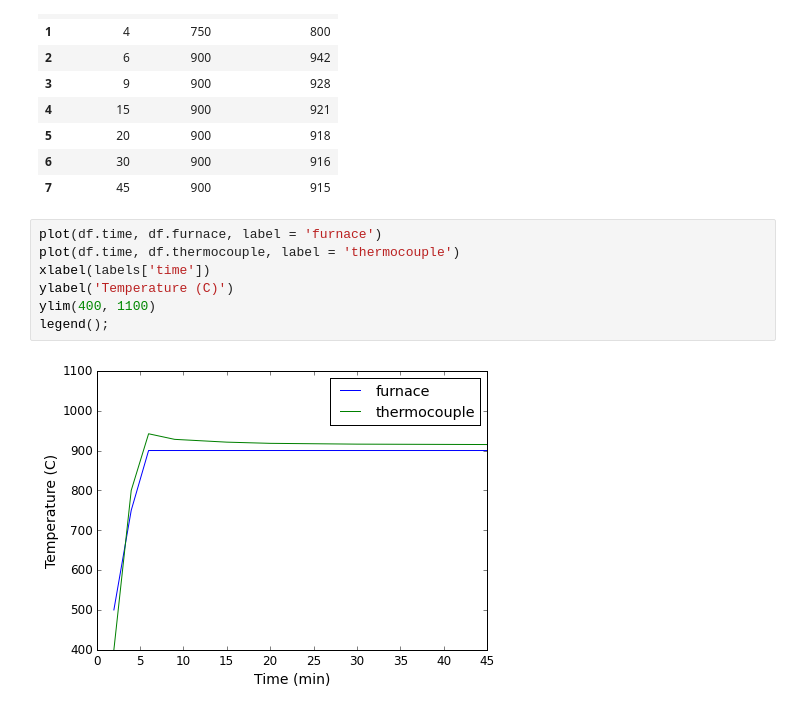
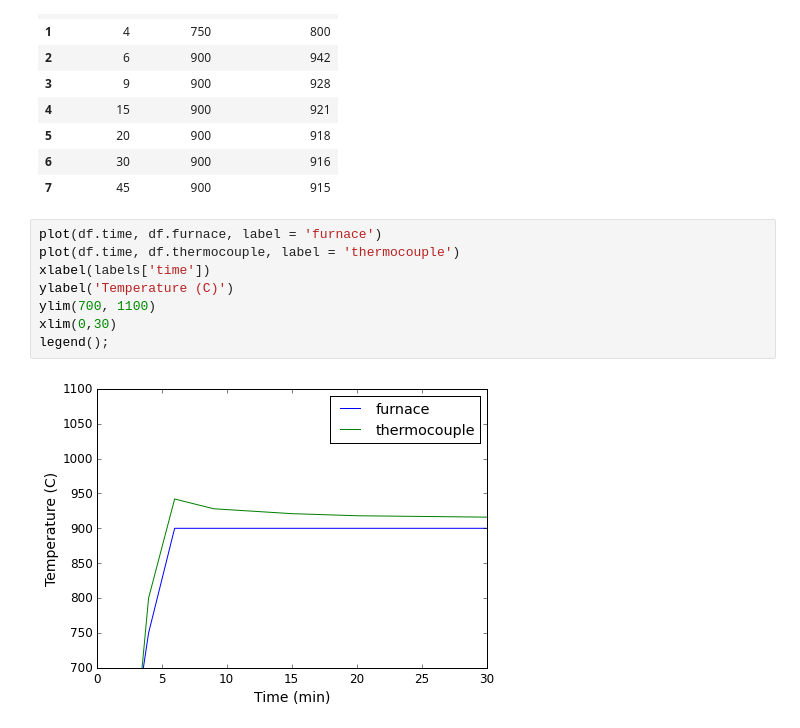
Before and after one commit to bhk37/CNT-Growths, a Jupyter notebook: notes/150601_furnace_characterization_3.ipynb, the cells around one changed output. Saved outputs shown, nothing was run; the diff lists cells and outputs as text.

```diff
--- a/notes/150601_furnace_characterization_3.ipynb
+++ b/notes/150601_furnace_characterization_3.ipynb
@@ -128,9 +128,10 @@ df.rename(columns = labels)
 # %%
 plot(df.time, df.furnace, label = 'furnace')
 plot(df.time, df.thermocouple, label = 'thermocouple')
 xlabel(labels['time'])
 ylabel('Temperature (C)')
-ylim(400, 1100)
+ylim(700, 1100)
+xlim(0,30)
 legend();
 # %% [output]
-[figure, old version]
+[figure, new version]
```
Also changed, not shown: 21 other files.
